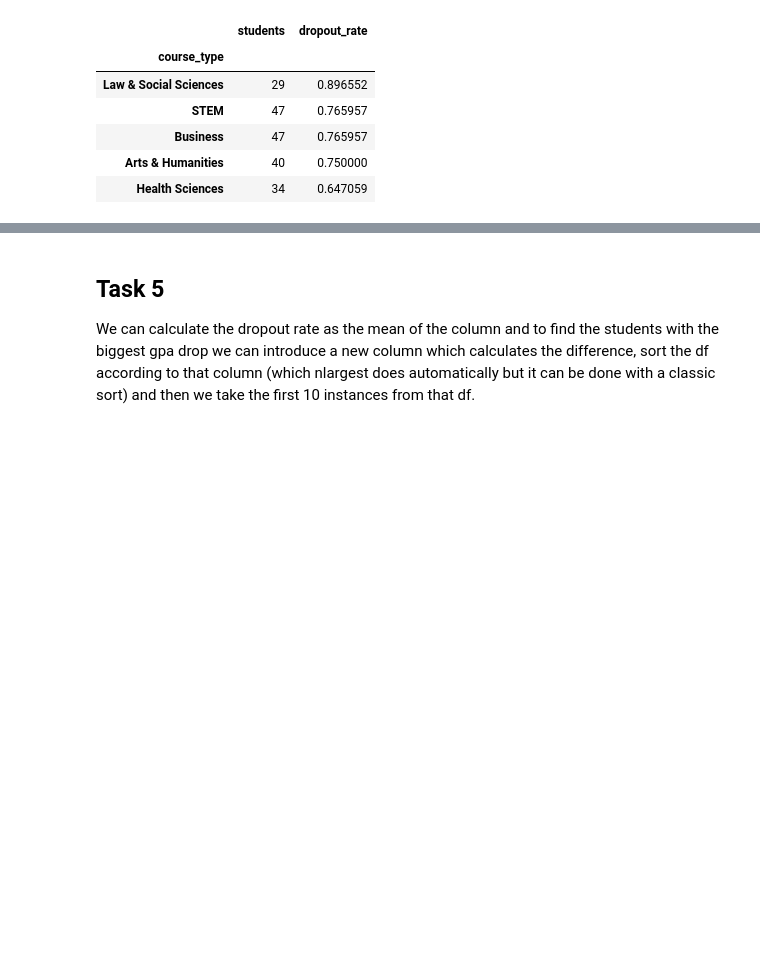
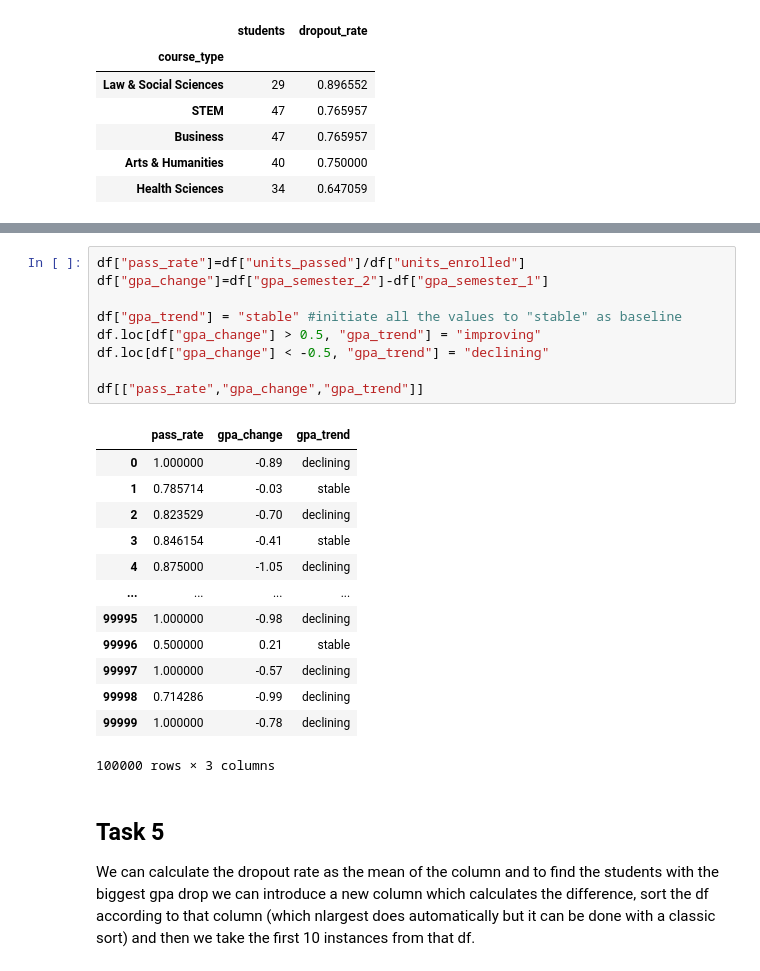
Before and after one commit to kristianperriu/FCSproject, a Jupyter notebook: main.ipynb, the cells around one changed output, grey strips where cells are left out. Drawn from its saved outputs; the diff is of its cells as text; blank space fills up the shorter version.

```diff
--- a/main.ipynb
+++ b/main.ipynb
@@ -87,3 +89,26 @@ at_risk_by_course
+# %%
+df["pass_rate"]=df["units_passed"]/df["units_enrolled"]
+df["gpa_change"]=df["gpa_semester_2"]-df["gpa_semester_1"]
+
+df["gpa_trend"] = "stable" #initiate all the values to "stable" as baseline
+df.loc[df["gpa_change"] > 0.5, "gpa_trend"] = "improving"
+df.loc[df["gpa_change"] < -0.5, "gpa_trend"] = "declining"
+
+df[["pass_rate","gpa_change","gpa_trend"]]
+# %% [output]
+|  | pass_rate | gpa_change | gpa_trend |
+| 0 | 1.000000 | -0.89 | declining |
+| 1 | 0.785714 | -0.03 | stable |
+| 2 | 0.823529 | -0.70 | declining |
+| 3 | 0.846154 | -0.41 | stable |
+| 4 | 0.875000 | -1.05 | declining |
+| ... | ... | ... | ... |
+| 99995 | 1.000000 | -0.98 | declining |
+| 99996 | 0.500000 | 0.21 | stable |
+| 99997 | 1.000000 | -0.57 | declining |
+| 99998 | 0.714286 | -0.99 | declining |
+| 99999 | 1.000000 | -0.78 | declining |
+100000 rows × 3 columns
 # %% [markdown]
 ## Task 5
 
```
Also changed, not shown: parts of 5 cells of this notebook.
